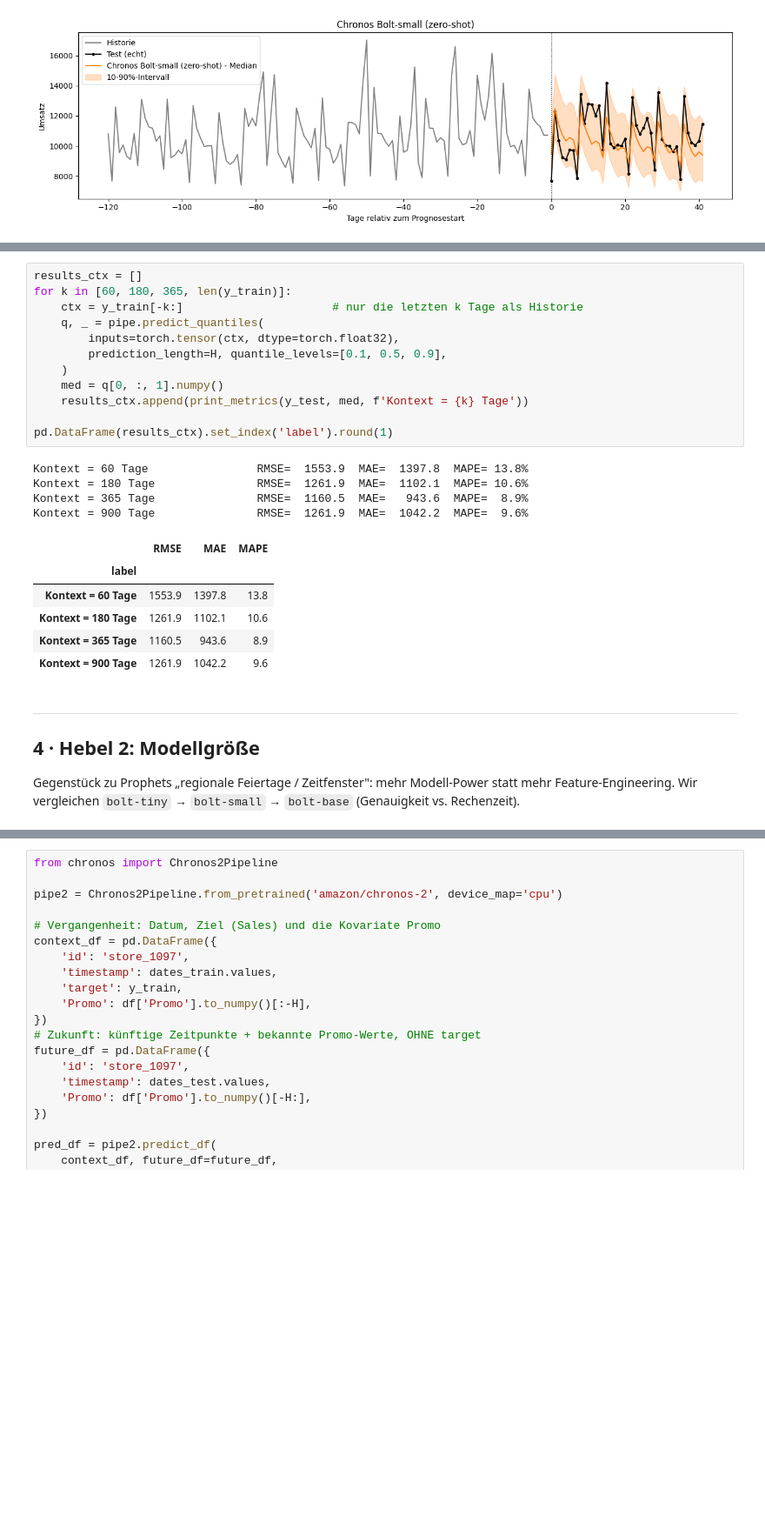
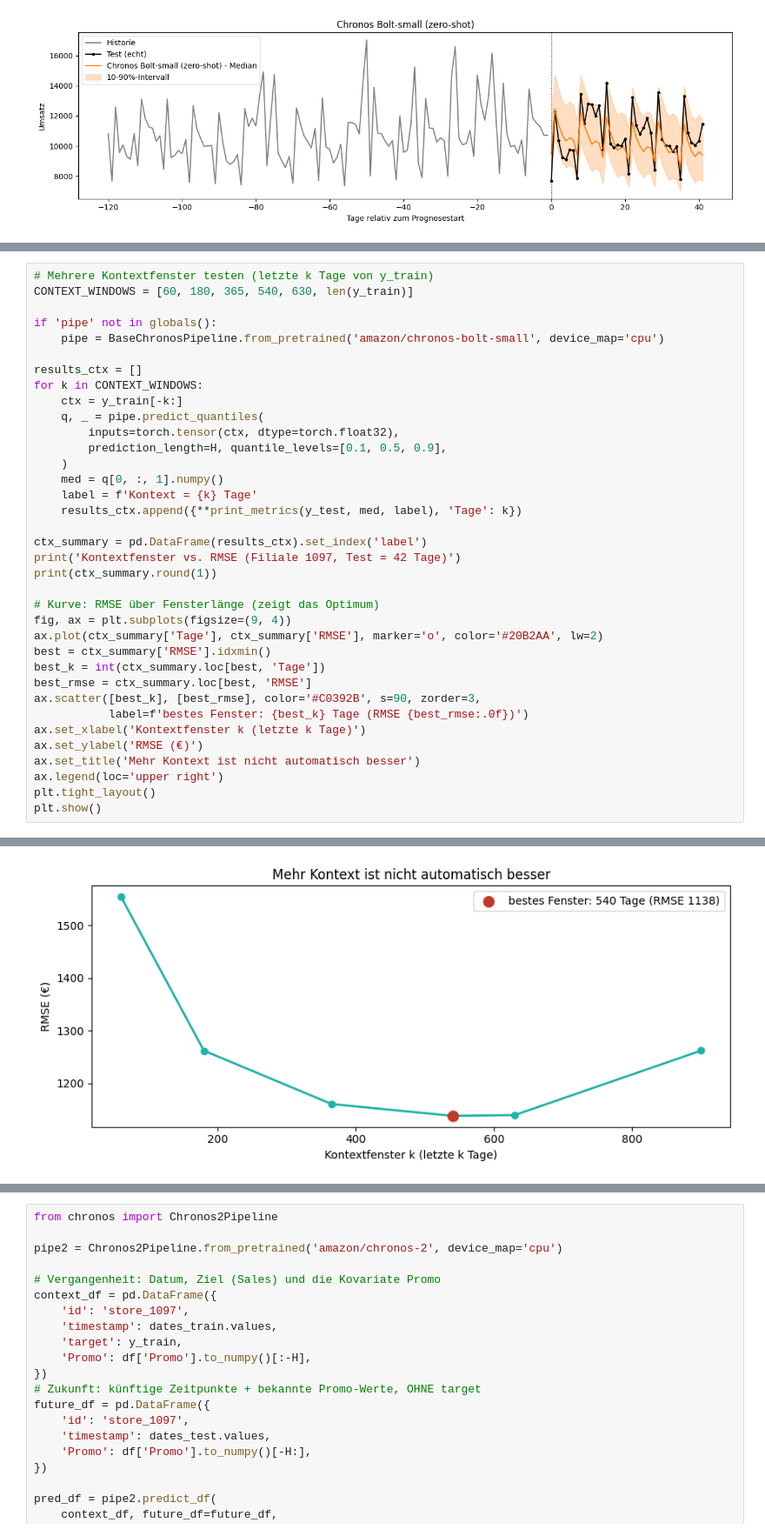
Before and after one commit to KaiSteffen/Business-Prognosis, a Jupyter notebook: chronos/notebooks/1_chronos_demo.ipynb, the cells around one changed output, grey strips where cells are left out. Shown at 87% size. Drawn from its saved outputs; the diff is of its cells as text; blank space fills up the shorter version.

```diff
--- a/chronos/notebooks/1_chronos_demo.ipynb
+++ b/chronos/notebooks/1_chronos_demo.ipynb
@@ -132,28 +325,37 @@ Bei Prophet haben wir **Feiertage** ergänzt. Bei Chronos ist der wichtigste Ste
-# %%
-results_ctx = []
-for k in [60, 180, 365, len(y_train)]:
-    ctx = y_train[-k:]                      # nur die letzten k Tage als Historie
-    q, _ = pipe.predict_quantiles(
-        inputs=torch.tensor(ctx, dtype=torch.float32),
-        prediction_length=H, quantile_levels=[0.1, 0.5, 0.9],
-    )
-    med = q[0, :, 1].numpy()
-    results_ctx.append(print_metrics(y_test, med, f'Kontext = {k} Tage'))
-
-pd.DataFrame(results_ctx).set_index('label').round(1)
-# %% [output]
-Kontext = 60 Tage                RMSE=  1553.9  MAE=  1397.8  MAPE= 13.8%
-Kontext = 180 Tage               RMSE=  1261.9  MAE=  1102.1  MAPE= 10.6%
-Kontext = 365 Tage               RMSE=  1160.5  MAE=   943.6  MAPE=  8.9%
-Kontext = 900 Tage               RMSE=  1261.9  MAE=  1042.2  MAPE=  9.6%
-|  | RMSE | MAE | MAPE |
-| label |  |  |  |
-| Kontext = 60 Tage | 1553.9 | 1397.8 | 13.8 |
-| Kontext = 180 Tage | 1261.9 | 1102.1 | 10.6 |
-| Kontext = 365 Tage | 1160.5 | 943.6 | 8.9 |
-| Kontext = 900 Tage | 1261.9 | 1042.2 | 9.6 |
-# %% [markdown]
----
-## 4 · Hebel 2: Modellgröße
-
-Gegenstück zu Prophets „regionale Feiertage / Zeitfenster": mehr Modell-Power statt mehr Feature-Engineering. Wir vergleichen `bolt-tiny` → `bolt-small` → `bolt-base` (Genauigkeit vs. Rechenzeit).
+# %%
+# Mehrere Kontextfenster testen (letzte k Tage von y_train)
+CONTEXT_WINDOWS = [60, 180, 365, 540, 630, len(y_train)]
+
+if 'pipe' not in globals():
+    pipe = BaseChronosPipeline.from_pretrained('amazon/chronos-bolt-small', device_map='cpu')
+
+results_ctx = []
+for k in CONTEXT_WINDOWS:
+    ctx = y_train[-k:]
+    q, _ = pipe.predict_quantiles(
+        inputs=torch.tensor(ctx, dtype=torch.float32),
+        prediction_length=H, quantile_levels=[0.1, 0.5, 0.9],
+    )
+    med = q[0, :, 1].numpy()
+    label = f'Kontext = {k} Tage'
+    results_ctx.append({**print_metrics(y_test, med, label), 'Tage': k})
+
+ctx_summary = pd.DataFrame(results_ctx).set_index('label')
+print('Kontextfenster vs. RMSE (Filiale 1097, Test = 42 Tage)')
+print(ctx_summary.round(1))
+
+# Kurve: RMSE über Fensterlänge (zeigt das Optimum)
+fig, ax = plt.subplots(figsize=(9, 4))
+ax.plot(ctx_summary['Tage'], ctx_summary['RMSE'], marker='o', color='#20B2AA', lw=2)
+best = ctx_summary['RMSE'].idxmin()
+best_k = int(ctx_summary.loc[best, 'Tage'])
+best_rmse = ctx_summary.loc[best, 'RMSE']
+ax.scatter([best_k], [best_rmse], color='#C0392B', s=90, zorder=3,
+           label=f'bestes Fenster: {best_k} Tage (RMSE {best_rmse:.0f})')
+ax.set_xlabel('Kontextfenster k (letzte k Tage)')
+ax.set_ylabel('RMSE (€)')
+ax.set_title('Mehr Kontext ist nicht automatisch besser')
+ax.legend(loc='upper right')
+plt.tight_layout()
+plt.show()
+# %% [output]
@@ -159,0 +377 @@ Gegenstück zu Prophets „regionale Feiertage / Zeitfenster": mehr Modell-Power
+[figure, added]
```
Also changed, not shown: parts of 31 cells of this notebook, 2 other files.
